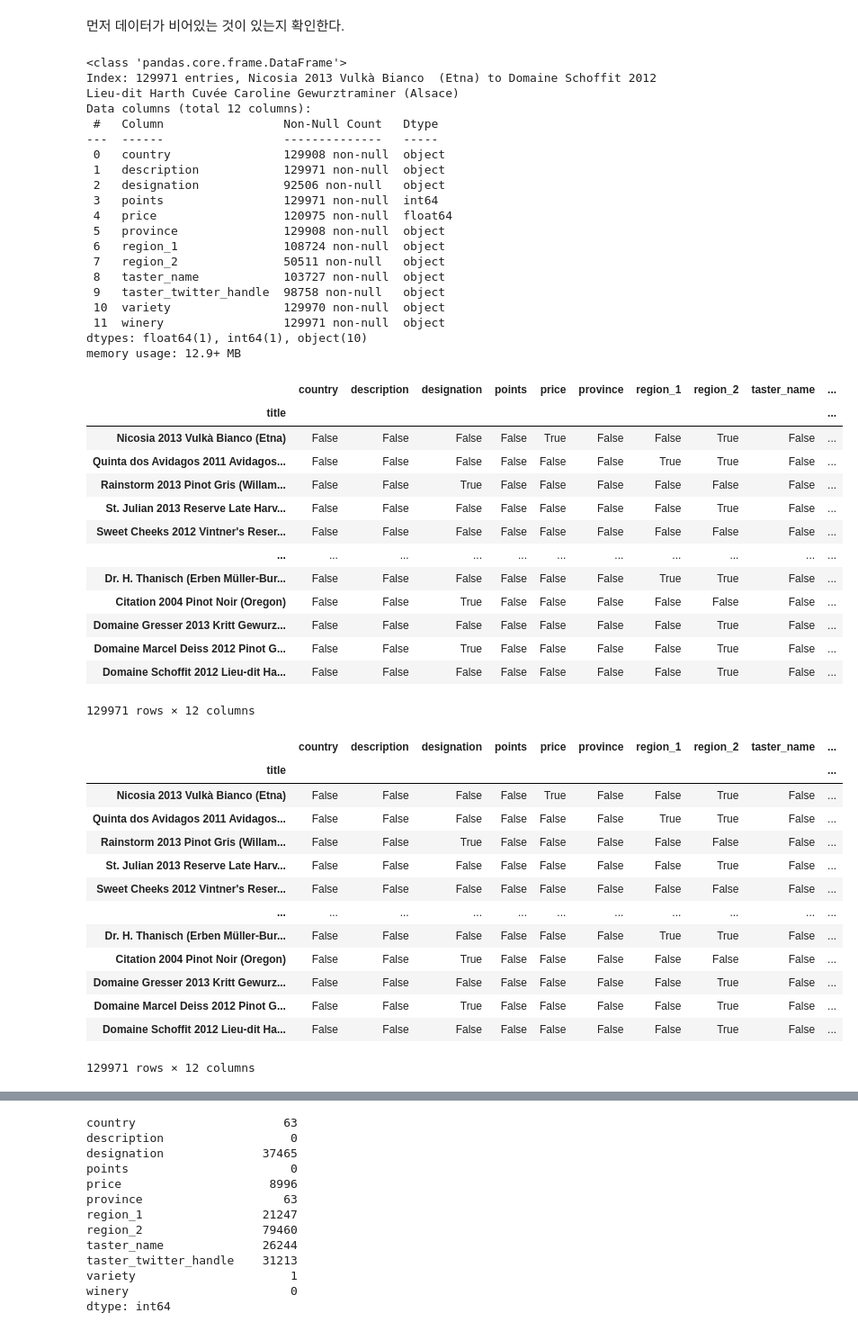
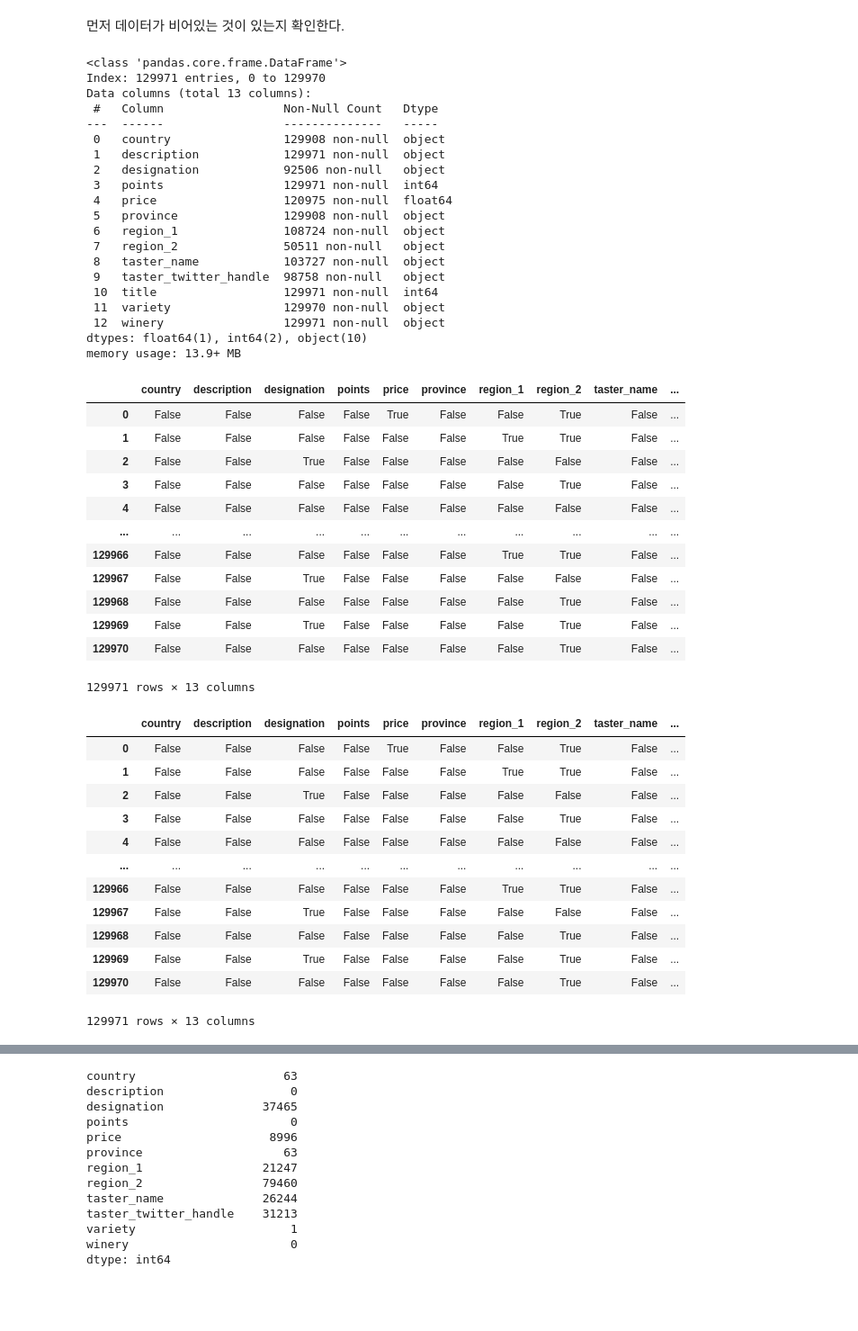
Before and after one commit to the9world/My_Study, a Jupyter notebook: Python_study/23년05월/230522/2.c 실습 Pandas-2.ipynb, the cells around one changed output, grey strips where cells are left out. Shown at 90% size. Cells and saved outputs as stored; diff of their text form; code cells hidden in the pictures; blank space fills up the shorter version.

```diff
--- a/Python_study/23년05월/230522/2.c 실습 Pandas-2.ipynb
+++ b/Python_study/23년05월/230522/2.c 실습 Pandas-2.ipynb
@@ -1,10 +1,8 @@
 # %% [markdown]
 winemag-data.csv 파일을 reviews 로 읽는다.
 # %%
-from google.colab import drive
-drive.mount('/content/drive')
 import numpy as np
 import pandas as pd   # pandas 레퍼런스(설명서) 보기 # unnamed:0 없애고 저장하기
-reviews = pd.read_csv("/content/drive/MyDrive/My_Study/data/winemag-data.csv", index_col=0)
+reviews = pd.read_csv("https://raw.githubusercontent.com/the9world/My_Study/main/data/winemag-data.csv", index_col=0)
 reviews
 # %% [output]
@@ -49,11 +53,11 @@ reviews2 # (inplace=True 원본을 바꿈)
 # %% [markdown]
 먼저 데이터가 비어있는 것이 있는지 확인한다.
 # %%
-reviews2.info()
+reviews.info()
 # %% [output]
 <class 'pandas.core.frame.DataFrame'>
-Index: 129971 entries, Nicosia 2013 Vulkà Bianco  (Etna) to Domaine Schoffit 2012 Lieu-dit Harth Cuvée Caroline Gewurztraminer (Alsace)
-Data columns (total 12 columns):
+Index: 129971 entries, 0 to 129970
+Data columns (total 13 columns):
  #   Column                 Non-Null Count   Dtype
 ---  ------                 --------------   -----
  0   country                129908 non-null  object
@@ -66,44 +70,43 @@ Data columns (total 12 columns):
  7   region_2               50511 non-null   object
  8   taster_name            103727 non-null  object
  9   taster_twitter_handle  98758 non-null   object
- 10  variety                129970 non-null  object
- 11  winery                 129971 non-null  object
-dtypes: float64(1), int64(1), object(10)
-memory usage: 12.9+ MB
+ 10  title                  129971 non-null  int64
+ 11  variety                129970 non-null  object
+ 12  winery                 129971 non-null  object
+dtypes: float64(1), int64(2), object(10)
+memory usage: 13.9+ MB
 # %%
-reviews2.isnull()
+reviews.isnull()
 # %% [output]
 |  | country | description | designation | points | price | province | region_1 | region_2 | taster_name | ... |
-| title |  |  |  |  |  |  |  |  |  | ... |
-| Nicosia 2013 Vulkà Bianco (Etna) | False | False | False | False | True | False | False | True | False | ... |
-| Quinta dos Avidagos 2011 Avidagos... | False | False | False | False | False | False | True | True | False | ... |
-| Rainstorm 2013 Pinot Gris (Willam... | False | False | True | False | False | False | False | False | False | ... |
-| St. Julian 2013 Reserve Late Harv... | False | False | False | False | False | False | False | True | False | ... |
-| Sweet Cheeks 2012 Vintner's Reser... | False | False | False | False | False | False | False | False | False | ... |
+| 0 | False | False | False | False | True | False | False | True | False | ... |
+| 1 | False | False | False | False | False | False | True | True | False | ... |
+| 2 | False | False | True | False | False | False | False | False | False | ... |
+| 3 | False | False | False | False | False | False | False | True | False | ... |
+| 4 | False | False | False | False | False | False | False | False | False | ... |
 | ... | ... | ... | ... | ... | ... | ... | ... | ... | ... | ... |
-| Dr. H. Thanisch (Erben Müller-Bur... | False | False | False | False | False | False | True | True | False | ... |
-| Citation 2004 Pinot Noir (Oregon) | False | False | True | False | False | False | False | False | False | ... |
-| Domaine Gresser 2013 Kritt Gewurz... | False | False | False | False | False | False | False | True | False | ... |
-| Domaine Marcel Deiss 2012 Pinot G... | False | False | True | False | False | False | False | True | False | ... |
-| Domaine Schoffit 2012 Lieu-dit Ha... | False | False | False | False | False | False | False | True | False | ... |
+| 129966 | False | False | False | False | False | False | True | True | False | ... |
+| 129967 | False | False | True | False | False | False | False | False | False | ... |
+| 129968 | False | False | False | False | False | False | False | True | False | ... |
+| 129969 | False | False | True | False | False | False | False | True | False | ... |
+| 129970 | False | False | False | False | False | False | False | True | False | ... |
-129971 rows × 12 columns
+129971 rows × 13 columns
 # %%
-reviews2.isna() # 반대는 notna(), 데이터가 있냐고 물어봄
+reviews.isna() # 반대는 notna(), 데이터가 있냐고 물어봄
 # %% [output]
 |  | country | description | designation | points | price | province | region_1 | region_2 | taster_name | ... |
-| title |  |  |  |  |  |  |  |  |  | ... |
-| Nicosia 2013 Vulkà Bianco (Etna) | False | False | False | False | True | False | False | True | False | ... |
-| Quinta dos Avidagos 2011 Avidagos... | False | False | False | False | False | False | True | True | False | ... |
-| Rainstorm 2013 Pinot Gris (Willam... | False | False | True | False | False | False | False | False | False | ... |
-| St. Julian 2013 Reserve Late Harv... | False | False | False | False | False | False | False | True | False | ... |
-| Sweet Cheeks 2012 Vintner's Reser... | False | False | False | False | False | False | False | False | False | ... |
+| 0 | False | False | False | False | True | False | False | True | False | ... |
+| 1 | False | False | False | False | False | False | True | True | False | ... |
+| 2 | False | False | True | False | False | False | False | False | False | ... |
+| 3 | False | False | False | False | False | False | False | True | False | ... |
+| 4 | False | False | False | False | False | False | False | False | False | ... |
 | ... | ... | ... | ... | ... | ... | ... | ... | ... | ... | ... |
-| Dr. H. Thanisch (Erben Müller-Bur... | False | False | False | False | False | False | True | True | False | ... |
-| Citation 2004 Pinot Noir (Oregon) | False | False | True | False | False | False | False | False | False | ... |
-| Domaine Gresser 2013 Kritt Gewurz... | False | False | False | False | False | False | False | True | False | ... |
-| Domaine Marcel Deiss 2012 Pinot G... | False | False | True | False | False | False | False | True | False | ... |
-| Domaine Schoffit 2012 Lieu-dit Ha... | False | False | False | False | False | False | False | True | False | ... |
+| 129966 | False | False | False | False | False | False | True | True | False | ... |
+| 129967 | False | False | True | False | False | False | False | False | False | ... |
+| 129968 | False | False | False | False | False | False | False | True | False | ... |
+| 129969 | False | False | True | False | False | False | False | True | False | ... |
+| 129970 | False | False | False | False | False | False | False | True | False | ... |
-129971 rows × 12 columns
+129971 rows × 13 columns
 # %%
 reviews2["price"].notna() # True인 데이터만 가져온다
 # %% [output]
```
Also changed, not shown: parts of 7 cells of this notebook, 2 other files.
